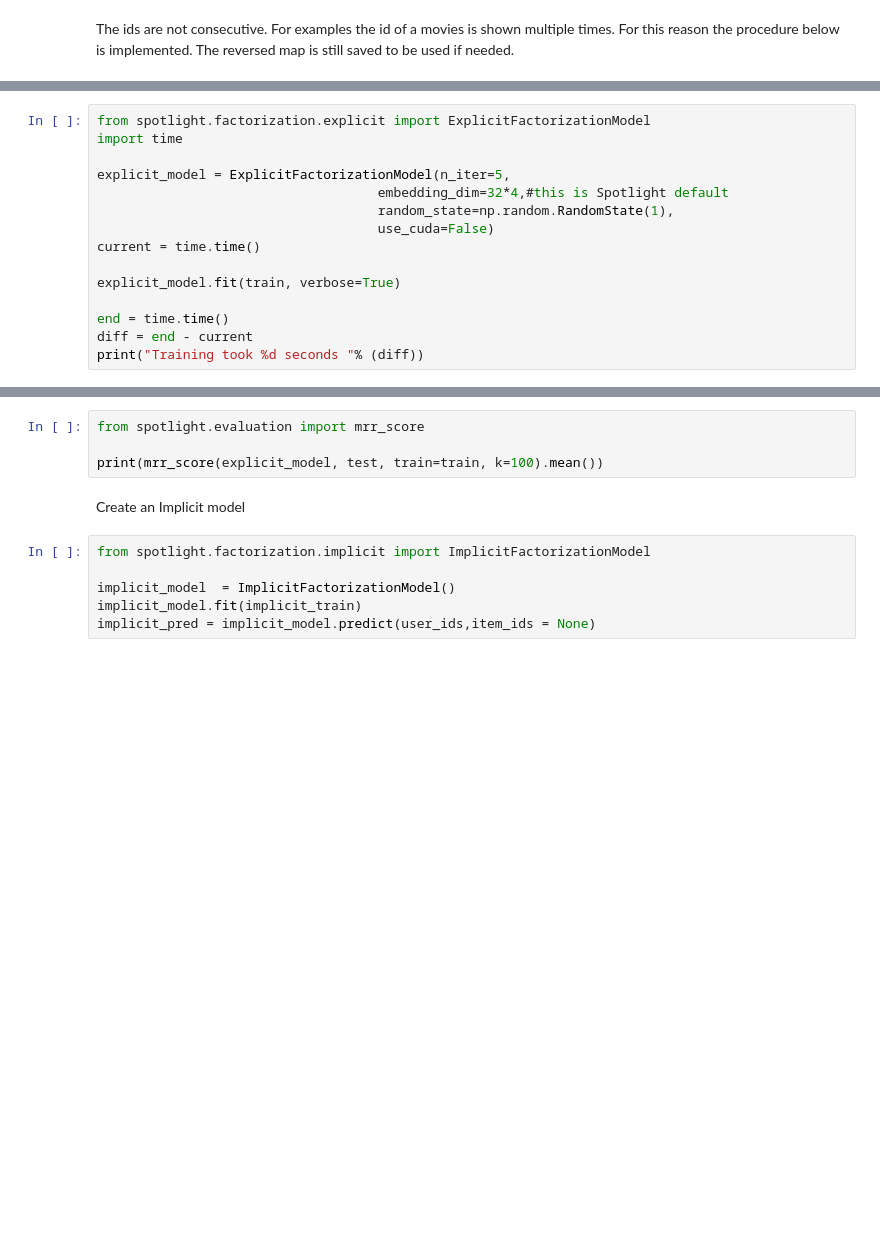
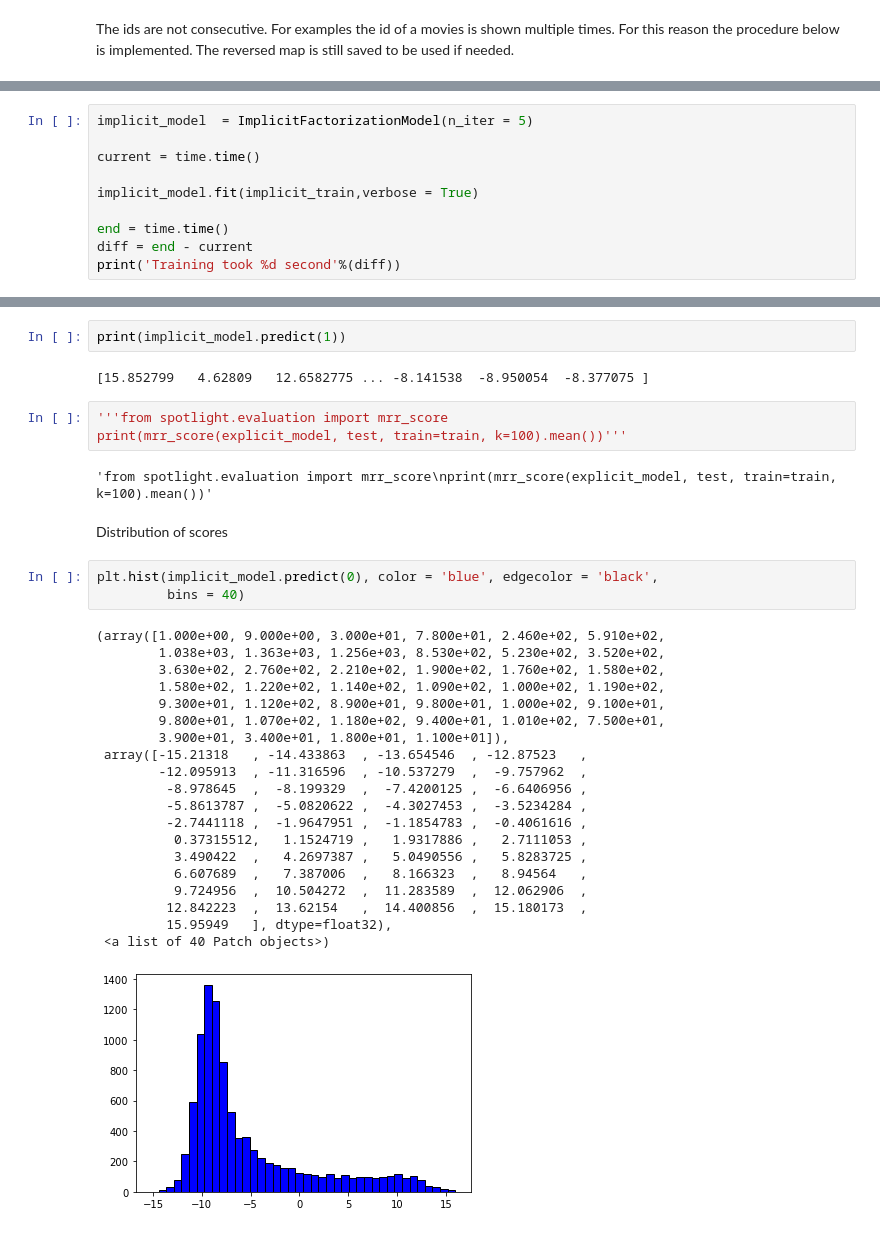
Before and after one commit to papadopoulosMichail/RecSys-using-LearningToRank, a Jupyter notebook: Spotlight .ipynb, the cells around one changed output, grey strips where cells are left out. Cells and saved outputs as stored; diff of their text form; blank space fills up the shorter version.

Commit message:
Implicit top-k recommendations

```diff
--- a/Spotlight .ipynb
+++ b/Spotlight .ipynb
@@ -74,16 +102,11 @@ Create an Explicit model
 # %%
-from spotlight.factorization.explicit import ExplicitFactorizationModel
-import time
+implicit_model  = ImplicitFactorizationModel(n_iter = 5)
 
-explicit_model = ExplicitFactorizationModel(n_iter=5,
-                                    embedding_dim=32*4,#this is Spotlight default
-                                    random_state=np.random.RandomState(1),
-                                    use_cuda=False)
 current = time.time()
 
-explicit_model.fit(train, verbose=True)
+implicit_model.fit(implicit_train,verbose = True)
 
 end = time.time()
 diff = end - current
-print("Training took %d seconds "% (diff))
+print('Training took %d second'%(diff))
 # %% [output]
@@ -91,12 +121,35 @@ NameError: name 'train' is not defined
+# %%
+print(implicit_model.predict(1))
+# %% [output]
+[15.852799   4.62809   12.6582775 ... -8.141538  -8.950054  -8.377075 ]
 # %%
-from spotlight.evaluation import mrr_score
-
-print(mrr_score(explicit_model, test, train=train, k=100).mean())
+'''from spotlight.evaluation import mrr_score
+print(mrr_score(explicit_model, test, train=train, k=100).mean())'''
+# %% [output]
+'from spotlight.evaluation import mrr_score\nprint(mrr_score(explicit_model, test, train=train, k=100).mean())'
-# %% [markdown]
-Create an Implicit model
-# %%
-from spotlight.factorization.implicit import ImplicitFactorizationModel
-
-implicit_model  = ImplicitFactorizationModel()
-implicit_model.fit(implicit_train)
-implicit_pred = implicit_model.predict(user_ids,item_ids = None)
+# %% [markdown]
+Distribution of scores
+# %%
+plt.hist(implicit_model.predict(0), color = 'blue', edgecolor = 'black',
+         bins = 40)
+# %% [output]
+(array([1.000e+00, 9.000e+00, 3.000e+01, 7.800e+01, 2.460e+02, 5.910e+02,
+        1.038e+03, 1.363e+03, 1.256e+03, 8.530e+02, 5.230e+02, 3.520e+02,
+        3.630e+02, 2.760e+02, 2.210e+02, 1.900e+02, 1.760e+02, 1.580e+02,
+        1.580e+02, 1.220e+02, 1.140e+02, 1.090e+02, 1.000e+02, 1.190e+02,
+        9.300e+01, 1.120e+02, 8.900e+01, 9.800e+01, 1.000e+02, 9.100e+01,
+        9.800e+01, 1.070e+02, 1.180e+02, 9.400e+01, 1.010e+02, 7.500e+01,
+        3.900e+01, 3.400e+01, 1.800e+01, 1.100e+01]),
+ array([-15.21318   , -14.433863  , -13.654546  , -12.87523   ,
+        -12.095913  , -11.316596  , -10.537279  ,  -9.757962  ,
+         -8.978645  ,  -8.199329  ,  -7.4200125 ,  -6.6406956 ,
+         -5.8613787 ,  -5.0820622 ,  -4.3027453 ,  -3.5234284 ,
+         -2.7441118 ,  -1.9647951 ,  -1.1854783 ,  -0.4061616 ,
+          0.37315512,   1.1524719 ,   1.9317886 ,   2.7111053 ,
+          3.490422  ,   4.2697387 ,   5.0490556 ,   5.8283725 ,
+          6.607689  ,   7.387006  ,   8.166323  ,   8.94564   ,
+          9.724956  ,  10.504272  ,  11.283589  ,  12.062906  ,
+         12.842223  ,  13.62154   ,  14.400856  ,  15.180173  ,
+         15.95949   ], dtype=float32),
+ <a list of 40 Patch objects>)
+[figure, added]
```
Also changed, not shown: parts of 24 cells of this notebook.
